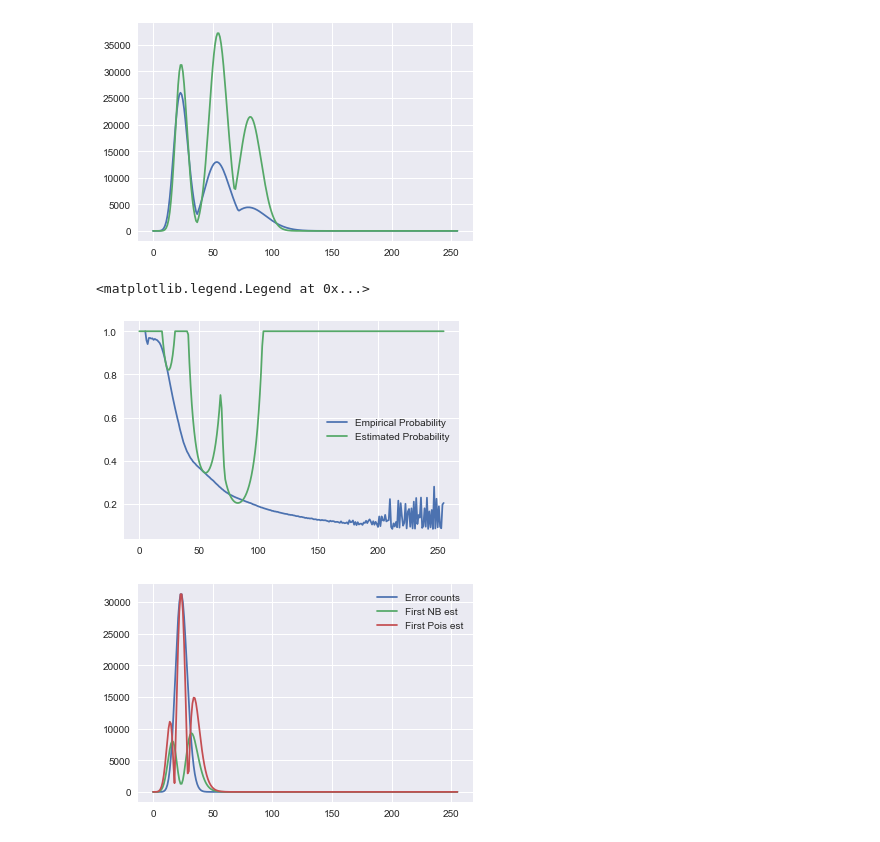
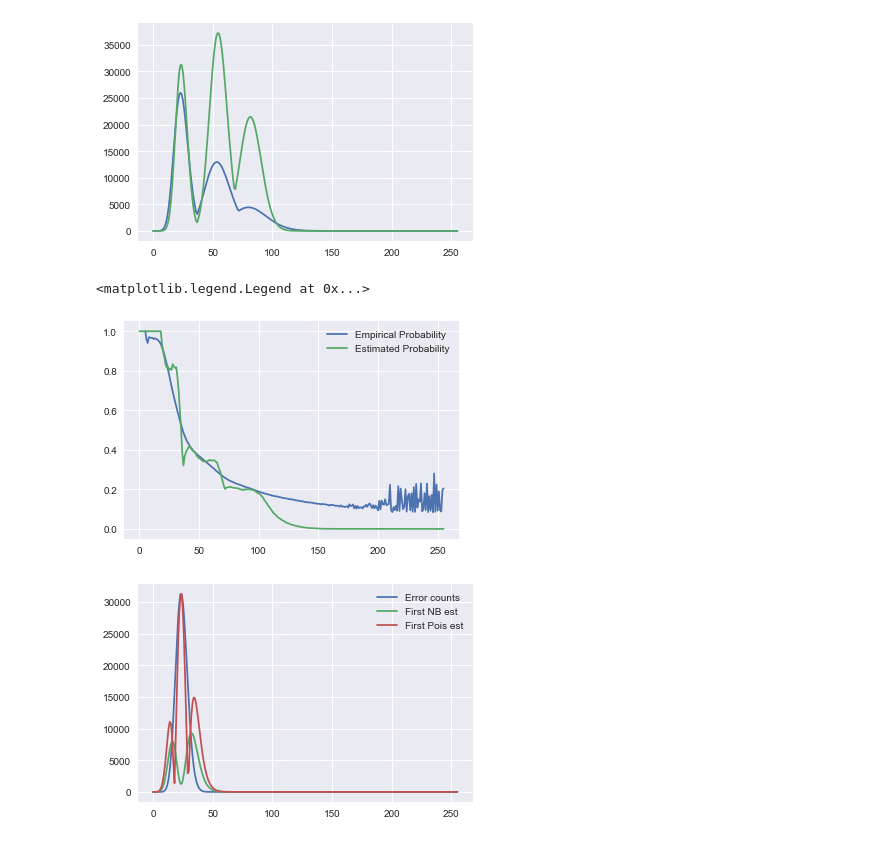
Before and after one commit to adamjorr/jelly, a Jupyter notebook: graphstuff.ipynb, the cells around one changed output. Cells and saved outputs as stored; diff of their text form; code cells hidden in the pictures.

Commit message:
graph more stuff

```diff
--- a/graphstuff.ipynb
+++ b/graphstuff.ipynb
@@ -138,18 +169,18 @@ plt.plot(total_est)
 [figure]
 # %%
 p_actual = ecounts / tcounts
-p_est = err_est / total_est
+p_est = err_est / tcounts
 
 plt.plot(p_actual)
-plt.plot(np.clip(p_est,0,1))
+plt.plot(x, np.clip(p_est,0,1))
 # plt.plot(x, scipy.stats.expon.pdf(x/first_lambda))
 # plt.plot(x,scipy.stats.expon.pdf(x/second_lambda))
 # plt.plot(x,scipy.stats.expon.pdf(x/third_lambda))
 # plt.plot(x, 1/(1+np.exp((x-25)/25)))
-plt.legend(labels=("Empirical Probability", "Estimated Probability", "Fit"))
+plt.legend(labels=("Empirical Probability", "Estimated Probability"))
 # %% [output]
 <matplotlib.legend.Legend at 0x...>
-[figure, old version]
+[figure, new version]
 # %%
 plt.plot(x, ecounts)
 plt.plot(x, first_est)
```
Also changed, not shown: parts of 3 cells of this notebook.
